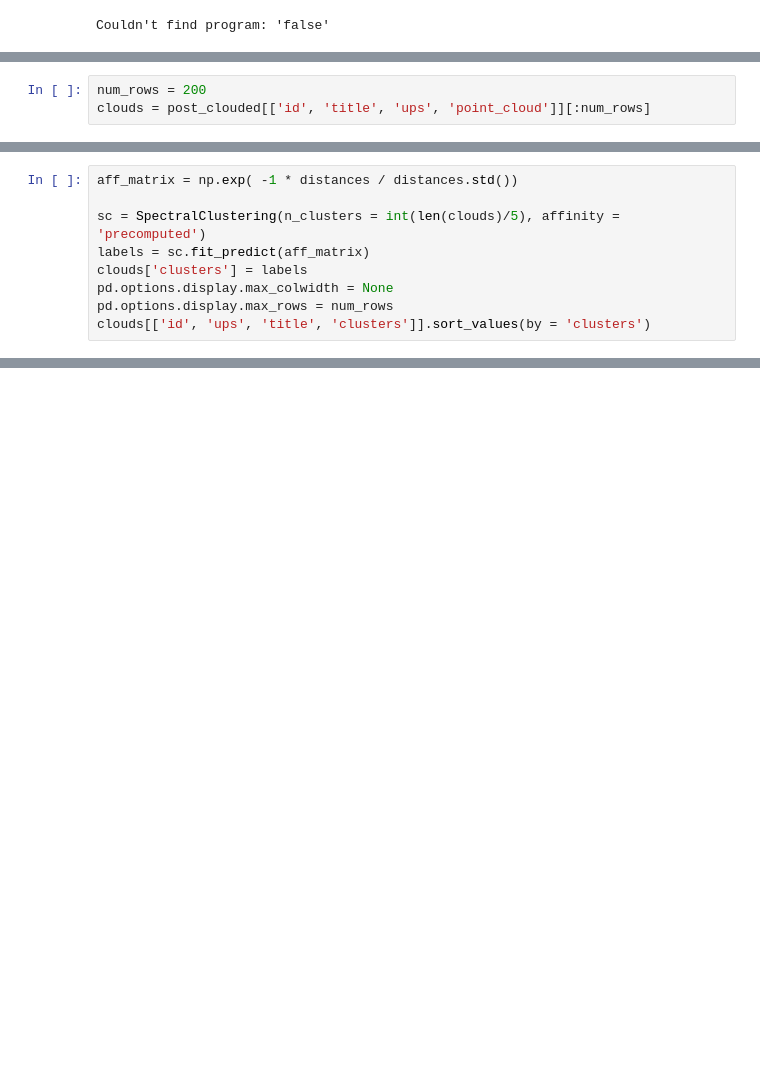
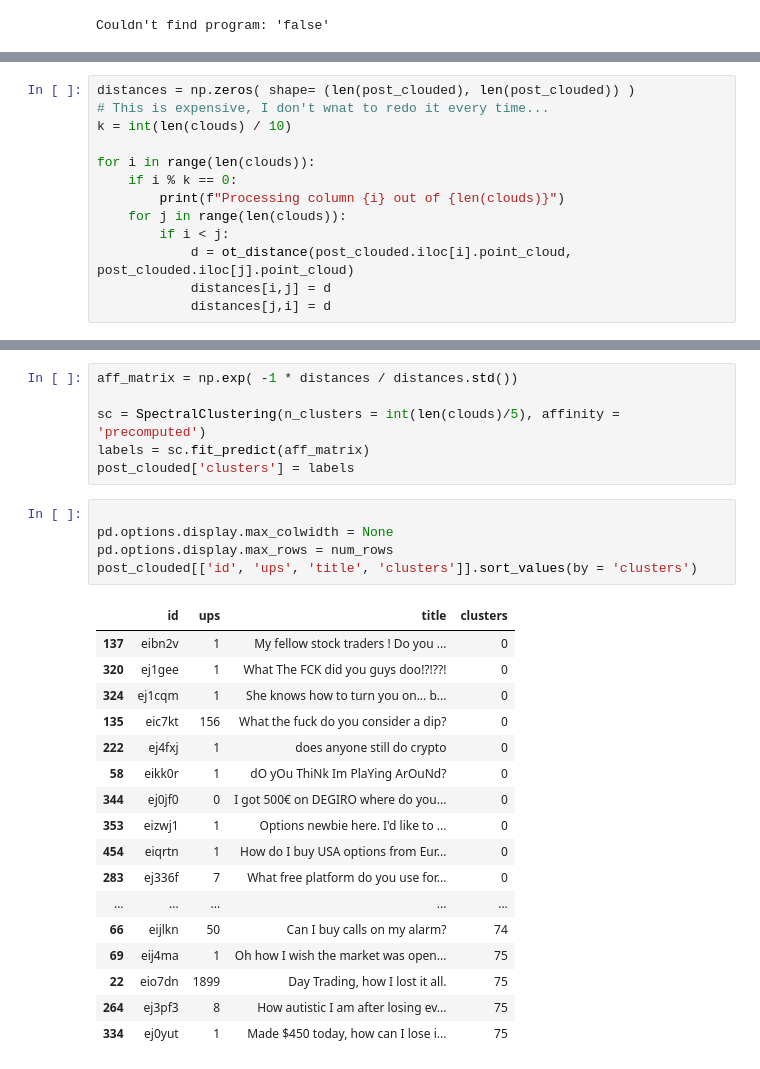
Before and after one commit to ElleNajt/ErdosInstitute-SIG_Project, a Jupyter notebook: Feature_Design/WassersteinDistances.ipynb, the cells around one changed output, grey strips where cells are left out. Cells and saved outputs as stored; diff of their text form; blank space fills up the shorter version.

```diff
--- a/Feature_Design/WassersteinDistances.ipynb
+++ b/Feature_Design/WassersteinDistances.ipynb
@@ -188,3 +198,0 @@ post_clouded = post_clouded [ post_clouded.point_cloud.apply(lambda x : len(x) >
-# %%
-num_rows = 200
-clouds = post_clouded[['id', 'title', 'ups', 'point_cloud']][:num_rows]
@@ -215,9 +198,0 @@ Processing column 180 out of 200
-# %%
-aff_matrix = np.exp( -1 * distances / distances.std())
-
-sc = SpectralClustering(n_clusters = int(len(clouds)/5), affinity = 'precomputed')
-labels = sc.fit_predict(aff_matrix)
-clouds['clusters'] = labels
-pd.options.display.max_colwidth = None
-pd.options.display.max_rows = num_rows
-clouds[['id', 'ups', 'title', 'clusters']].sort_values(by = 'clusters')
@@ -241,0 +199,13 @@ clouds[['id', 'ups', 'title', 'clusters']].sort_values(by = 'clusters')
+# %%
+distances = np.zeros( shape= (len(post_clouded), len(post_clouded)) )
+# This is expensive, I don't wnat to redo it every time...
+k = int(len(clouds) / 10)
+
+for i in range(len(clouds)):
+    if i % k == 0:
+        print(f"Processing column {i} out of {len(clouds)}")
+    for j in range(len(clouds)):
+        if i < j:
+            d = ot_distance(post_clouded.iloc[i].point_cloud, post_clouded.iloc[j].point_cloud)
+            distances[i,j] = d
+            distances[j,i] = d
@@ -241,0 +224,29 @@ clouds[['id', 'ups', 'title', 'clusters']].sort_values(by = 'clusters')
+# %%
+aff_matrix = np.exp( -1 * distances / distances.std())
+
+sc = SpectralClustering(n_clusters = int(len(clouds)/5), affinity = 'precomputed')
+labels = sc.fit_predict(aff_matrix)
+post_clouded['clusters'] = labels
+# %%
+
+pd.options.display.max_colwidth = None
+pd.options.display.max_rows = num_rows
+post_clouded[['id', 'ups', 'title', 'clusters']].sort_values(by = 'clusters')
+# %% [output]
+|  | id | ups | title | clusters |
+| 137 | eibn2v | 1 | My fellow stock traders ! Do you ... | 0 |
+| 320 | ej1gee | 1 | What The FCK did you guys doo!?!??! | 0 |
+| 324 | ej1cqm | 1 | She knows how to turn you on... b... | 0 |
+| 135 | eic7kt | 156 | What the fuck do you consider a dip? | 0 |
+| 222 | ej4fxj | 1 | does anyone still do crypto | 0 |
+| 58 | eikk0r | 1 | dO yOu ThiNk Im PlaYing ArOuNd? | 0 |
+| 344 | ej0jf0 | 0 | I got 500€ on DEGIRO where do you... | 0 |
+| 353 | eizwj1 | 1 | Options newbie here. I'd like to ... | 0 |
+| 454 | eiqrtn | 1 | How do I buy USA options from Eur... | 0 |
+| 283 | ej336f | 7 | What free platform do you use for... | 0 |
+| ... | ... | ... | ... | ... |
+| 66 | eijlkn | 50 | Can I buy calls on my alarm? | 74 |
+| 69 | eij4ma | 1 | Oh how I wish the market was open... | 75 |
+| 22 | eio7dn | 1899 | Day Trading, how I lost it all. | 75 |
+| 264 | ej3pf3 | 8 | How autistic I am after losing ev... | 75 |
+| 334 | ej0yut | 1 | Made $450 today, how can I lose i... | 75 |
```
Also changed, not shown: parts of 12 cells of this notebook.
